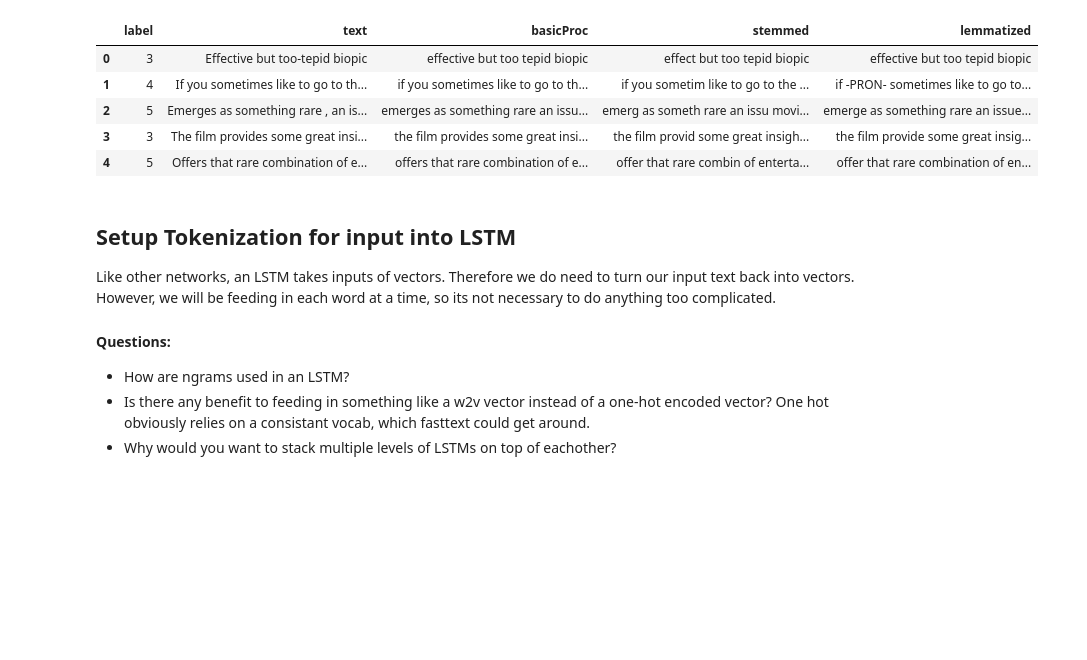
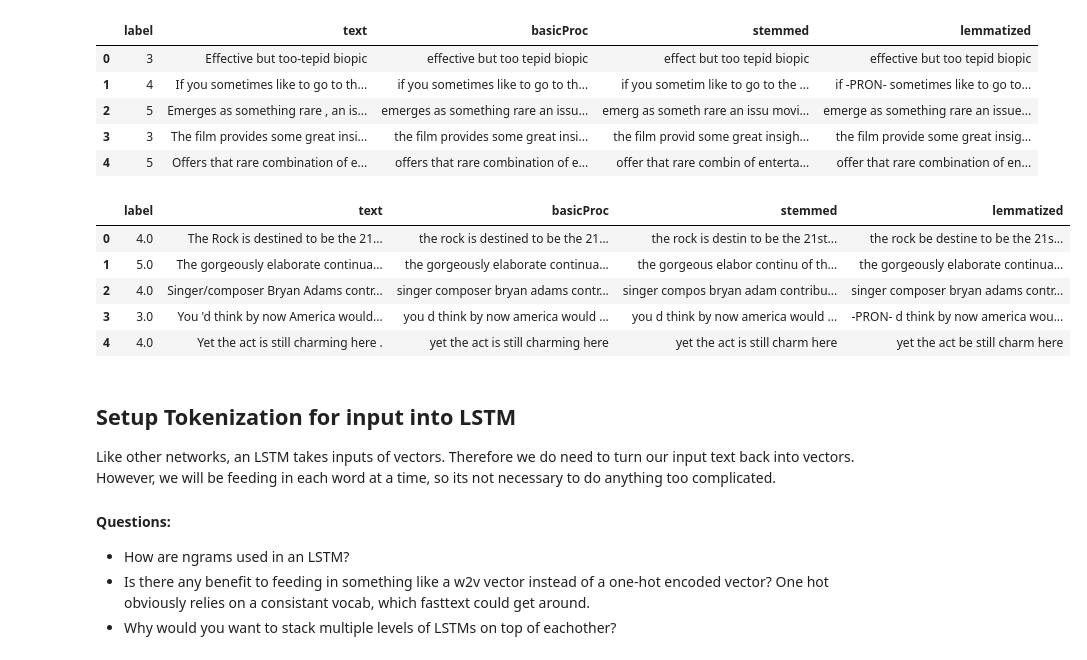
Before and after one commit to EvanMata/embeddingProject, a Jupyter notebook: LSTMs.ipynb, the cells around one changed output. Drawn from its saved outputs; the diff is of its cells as text; code cells hidden in the pictures; blank space fills up the shorter version.

```diff
--- a/LSTMs.ipynb
+++ b/LSTMs.ipynb
@@ -54,6 +57,17 @@ test_df.head()
 | 2 | 5 | Emerges as something rare , an is... | emerges as something rare an issu... | emerg as someth rare an issu movi... | emerge as something rare an issue... |
 | 3 | 3 | The film provides some great insi... | the film provides some great insi... | the film provid some great insigh... | the film provide some great insig... |
 | 4 | 5 | Offers that rare combination of e... | offers that rare combination of e... | offer that rare combin of enterta... | offer that rare combination of en... |
+# %%
+df['label'] = df['label'].apply(lambda x: float(x))
+test_df['label'] = test_df['label'].apply(lambda x: float(x))
+df.head()
+# %% [output]
+|  | label | text | basicProc | stemmed | lemmatized |
+| 0 | 4.0 | The Rock is destined to be the 21... | the rock is destined to be the 21... | the rock is destin to be the 21st... | the rock be destine to be the 21s... |
+| 1 | 5.0 | The gorgeously elaborate continua... | the gorgeously elaborate continua... | the gorgeous elabor continu of th... | the gorgeously elaborate continua... |
+| 2 | 4.0 | Singer/composer Bryan Adams contr... | singer composer bryan adams contr... | singer compos bryan adam contribu... | singer composer bryan adams contr... |
+| 3 | 3.0 | You 'd think by now America would... | you d think by now america would ... | you d think by now america would ... | -PRON- d think by now america wou... |
+| 4 | 4.0 | Yet the act is still charming here . | yet the act is still charming here | yet the act is still charm here | yet the act be still charm here |
 # %% [markdown]
 ## Setup Tokenization for input into LSTM
 
```
Also changed, not shown: parts of 33 cells of this notebook.
